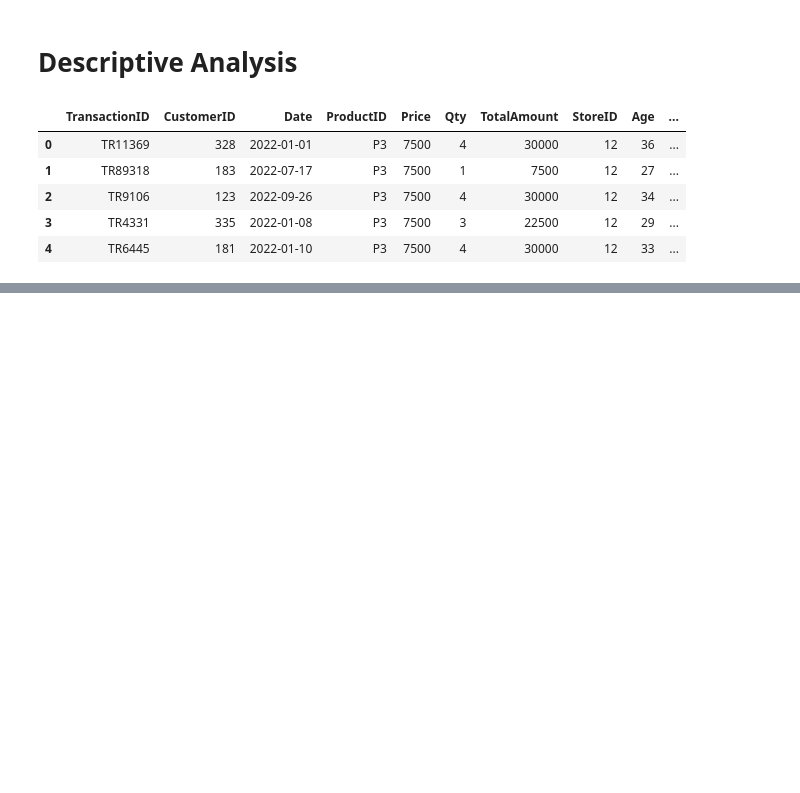
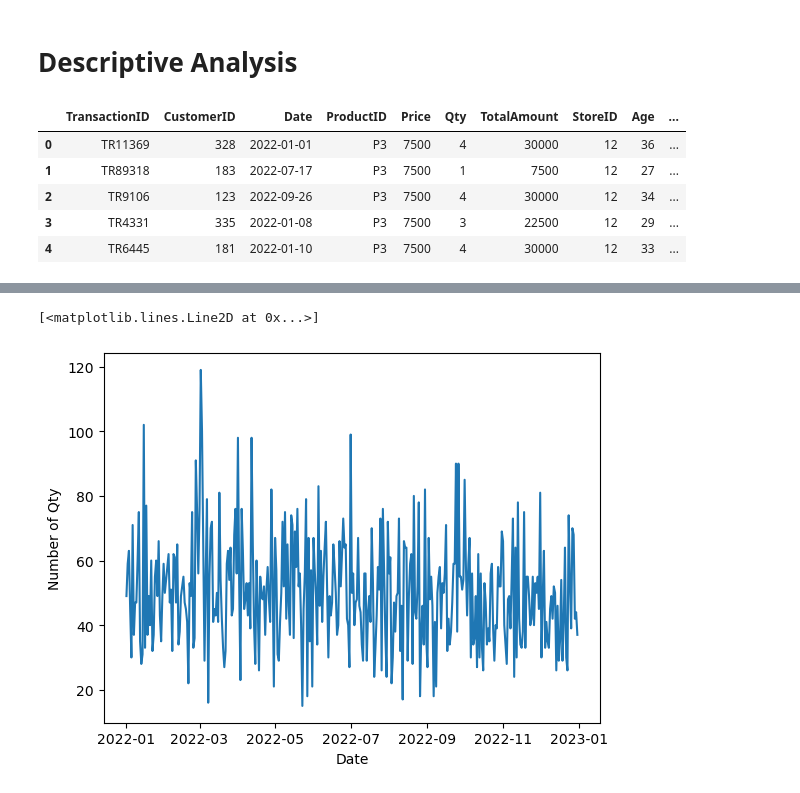
Before and after one commit to Faridwm/PBI_Rakamin-X-Kalbe_Data-Scientist, a Jupyter notebook: PBI ML.ipynb, the cells around one changed output, grey strips where cells are left out. Saved outputs shown, nothing was run; the diff lists cells and outputs as text; code cells hidden in the pictures; blank space fills up the shorter version.

```diff
--- a/PBI ML.ipynb
+++ b/PBI ML.ipynb
@@ -306,0 +305,4 @@ df_all.describe(exclude='number')
+# %%
+df_tsa = df_all[['Date', 'Qty']]
+# %%
+df_tsa = df_tsa.groupby('Date').sum()
@@ -306,0 +326,7 @@ df_all.describe(exclude='number')
+# %%
+plt.xlabel('Date')
+plt.ylabel('Number of Qty')
+plt.plot(df_tsa)
+# %% [output]
+[<matplotlib.lines.Line2D at 0x...>]
+[figure, added]
```
Also changed, not shown: parts of 13 cells of this notebook.
